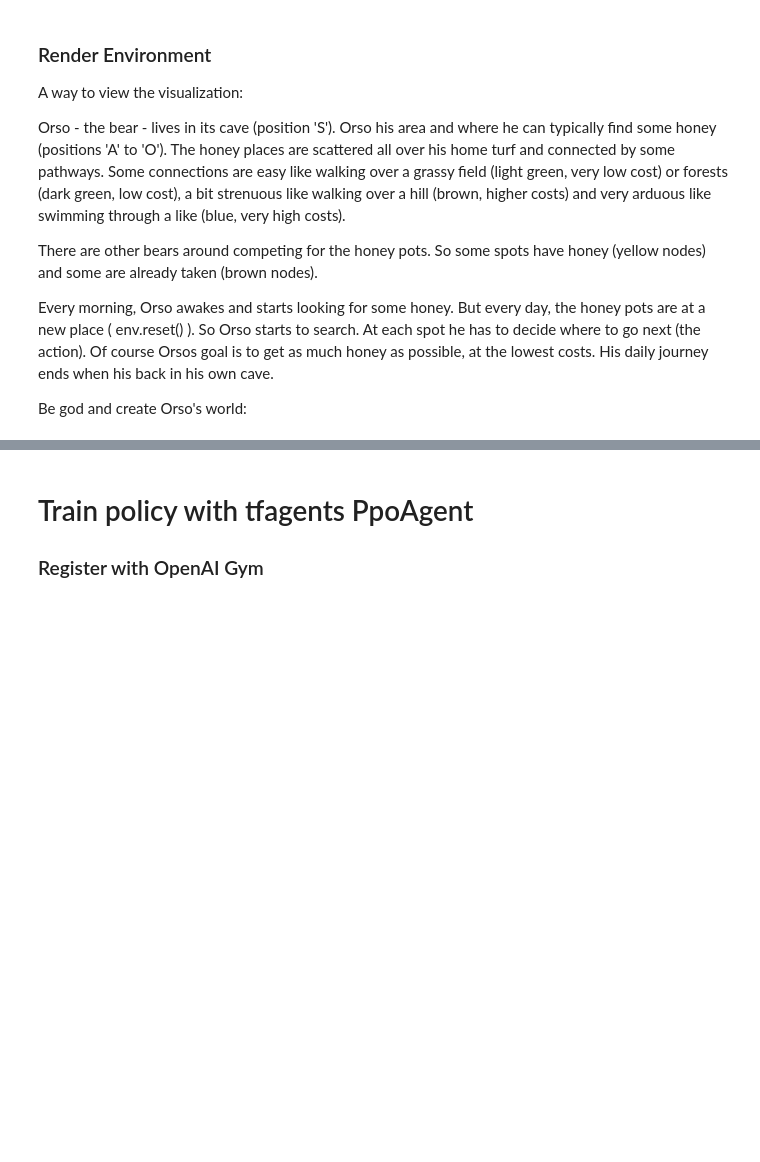
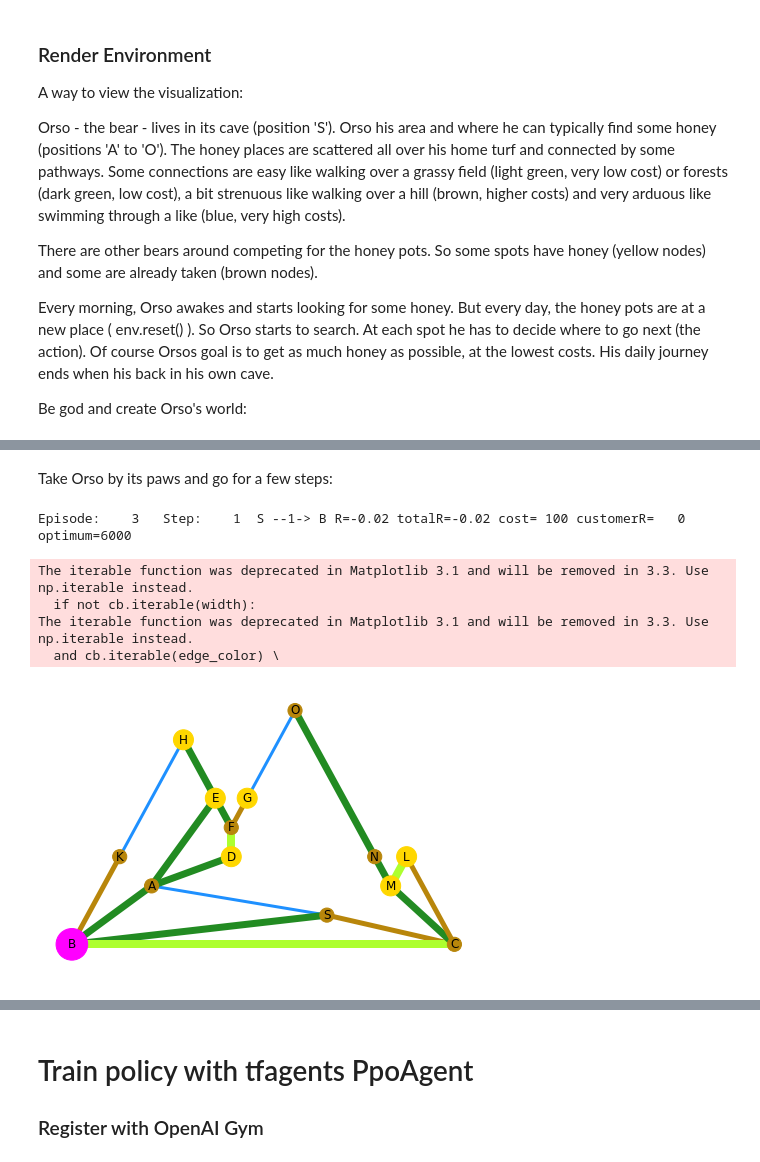
Before and after one commit to christianhidber/easyagents, a Jupyter notebook: jupyter_notebooks/easyagents_berater.ipynb, the cells around one changed output, grey strips where cells are left out. Cells and saved outputs as stored; diff of their text form; code cells hidden in the pictures; blank space fills up the shorter version.

```diff
--- a/jupyter_notebooks/easyagents_berater.ipynb
+++ b/jupyter_notebooks/easyagents_berater.ipynb
@@ -334,0 +339,13 @@ The iterable function was deprecated in Matplotlib 3.1 and will be removed in 3.
+# %% [markdown]
+Take Orso by its paws and go for a few steps:
+# %%
+b.step(1)
+print(b.render(mode='ansi'))
+b.render()
+# %% [output]
+Episode:    3   Step:    1  S --1-> B R=-0.02 totalR=-0.02 cost= 100 customerR=   0 optimum=6000
+The iterable function was deprecated in Matplotlib 3.1 and will be removed in 3.3. Use np.iterable instead.
+  if not cb.iterable(width):
+The iterable function was deprecated in Matplotlib 3.1 and will be removed in 3.3. Use np.iterable instead.
+  and cb.iterable(edge_color) \
+[figure, added]
```
Also changed, not shown: parts of 20 cells of this notebook.
